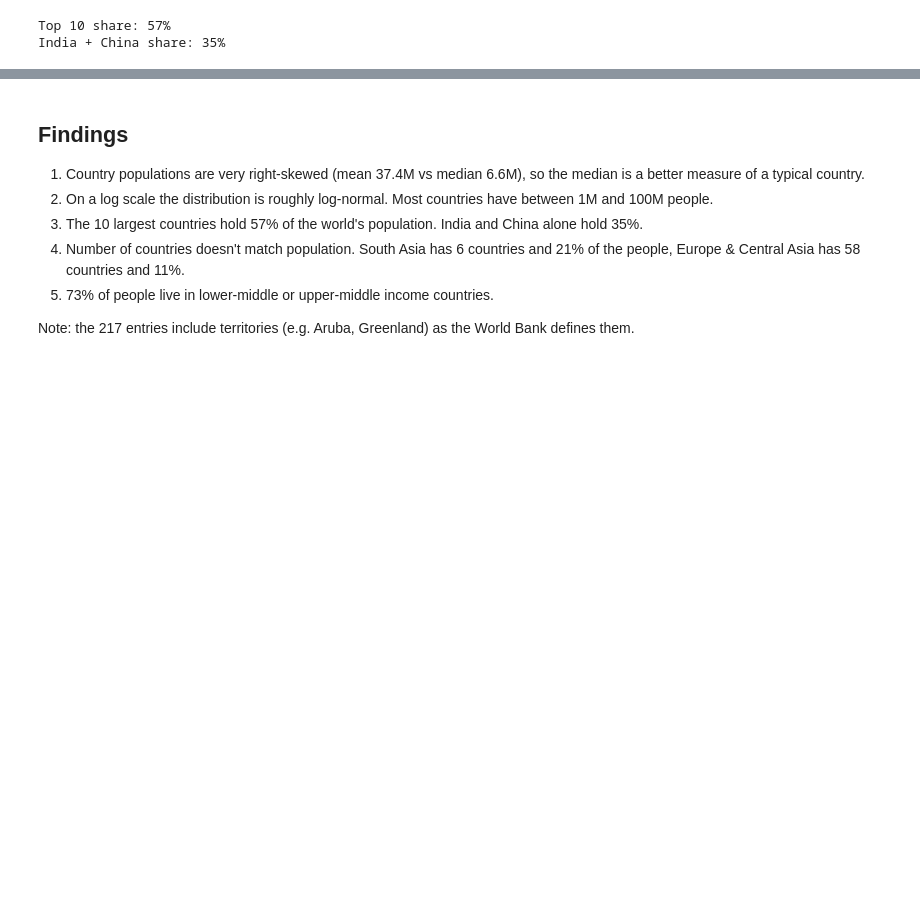
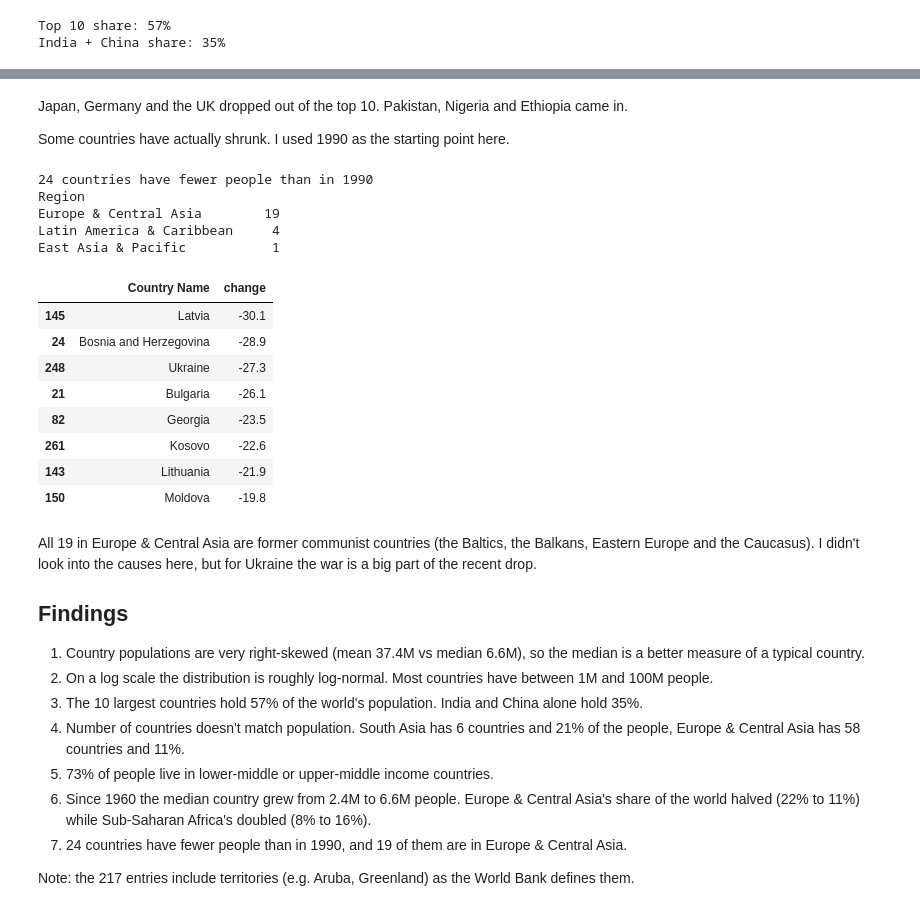
Before and after one commit to alhaddad-a/PRODIGY_DS_01, a Jupyter notebook: Task1_Population_Distribution.ipynb, the cells around one changed output, grey strips where cells are left out. Drawn from its saved outputs; the diff is of its cells as text; code cells hidden in the pictures; blank space fills up the shorter version.

```diff
--- a/Task1_Population_Distribution.ipynb
+++ b/Task1_Population_Distribution.ipynb
@@ -228,4 +310,32 @@ India + China share: 35%
+# %% [markdown]
+Japan, Germany and the UK dropped out of the top 10. Pakistan, Nigeria and Ethiopia came in.
+
+Some countries have actually shrunk. I used 1990 as the starting point here.
+# %%
+change = (countries["pop_2024"] / countries["1990"] - 1) * 100
+shrank = countries.assign(change=change.round(1))[change < 0]
+
+print(len(shrank), "countries have fewer people than in 1990")
+print(shrank["Region"].value_counts().to_string())
+shrank.nsmallest(8, "change")[["Country Name", "change"]]
+# %% [output]
+24 countries have fewer people than in 1990
+Region
+Europe & Central Asia        19
+Latin America & Caribbean     4
+East Asia & Pacific           1
+|  | Country Name | change |
+| 145 | Latvia | -30.1 |
+| 24 | Bosnia and Herzegovina | -28.9 |
+| 248 | Ukraine | -27.3 |
+| 21 | Bulgaria | -26.1 |
+| 82 | Georgia | -23.5 |
+| 261 | Kosovo | -22.6 |
+| 143 | Lithuania | -21.9 |
+| 150 | Moldova | -19.8 |
 # %% [markdown]
+All 19 in Europe & Central Asia are former communist countries (the Baltics, the Balkans, Eastern Europe and the Caucasus). I didn't look into the causes here, but for Ukraine the war is a big part of the recent drop.
+
 ## Findings
 
 1. Country populations are very right-skewed (mean 37.4M vs median 6.6M), so the median is a better measure of a typical country.
@@ -233,5 +343,7 @@ India + China share: 35%
 3. The 10 largest countries hold 57% of the world's population. India and China alone hold 35%.
 4. Number of countries doesn't match population. South Asia has 6 countries and 21% of the people, Europe & Central Asia has 58 countries and 11%.
 5. 73% of people live in lower-middle or upper-middle income countries.
+6. Since 1960 the median country grew from 2.4M to 6.6M people. Europe & Central Asia's share of the world halved (22% to 11%) while Sub-Saharan Africa's doubled (8% to 16%).
+7. 24 countries have fewer people than in 1990, and 19 of them are in Europe & Central Asia.
 
 Note: the 217 entries include territories (e.g. Aruba, Greenland) as the World Bank defines them.
```
Also changed, not shown: parts of 7 cells of this notebook, 3 other files.
